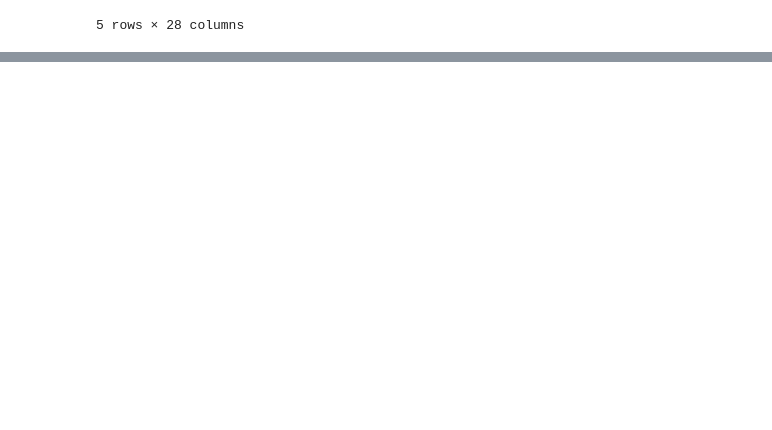
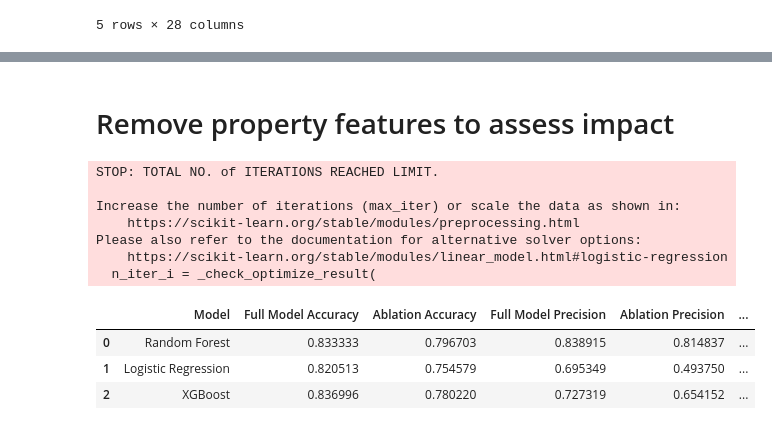
Before and after one commit to pooja-ippalapelli/milestone-II, a Jupyter notebook: supervised_models.ipynb, the cells around one changed output, grey strips where cells are left out. Cells and saved outputs as stored; diff of their text form; code cells hidden in the pictures; blank space fills up the shorter version.

```diff
--- a/supervised_models.ipynb
+++ b/supervised_models.ipynb
@@ -314,0 +517,2 @@ plt.show()
+# %% [markdown]
+# Remove property features to assess impact
@@ -314,0 +557,65 @@ plt.show()
+# %%
+## 2. # Train and evaluate models without neighborhood scores
+
+## Random Forest
+rf_pipeline_nd = Pipeline(steps=[
+    ('preprocess', preprocessor),
+    ('clf', RandomForestClassifier(random_state=42))
+])
+
+rf_pipeline_nd.fit(X_train_nd, y_train_nd)
+rf_preds_nd = rf_pipeline_nd.predict(X_test_nd)
+acc_rf_nd = accuracy_score(y_test_nd, rf_preds_nd)
+precision_rf_nd = precision_score(y_test_nd, rf_preds_nd, average='macro')
+f1_rf_nd = f1_score(y_test_nd, rf_preds_nd, average='macro')
+
+## Logistic Regression
+lr_pipeline_nd = Pipeline(steps=[
+    ('preprocess', preprocessor),
+    ('clf', LogisticRegression(random_state=42))
+])
+
+lr_pipeline_nd.fit(X_train_nd, y_train_nd)
+lr_preds_nd = lr_pipeline_nd.predict(X_test_nd)
+acc_lr_nd = accuracy_score(y_test_nd, lr_preds_nd)
+precision_lr_nd = precision_score(y_test_nd, lr_preds_nd, average='macro')
+f1_lr_nd = f1_score(y_test_nd, lr_preds_nd, average='macro')
+
+## XGBoost
+xgb_pipeline_nd = Pipeline(steps=[
+    ('preprocess', preprocessor),
+    ('clf', XGBClassifier(random_state=42, eval_metric='mlogloss'))
+])
+
+xgb_pipeline_nd.fit(X_train_nd, y_train_nd)
+xgb_preds_nd = xgb_pipeline_nd.predict(X_test_nd)
+acc_xgb_nd = accuracy_score(y_test_nd, xgb_preds_nd)
+precision_xgb_nd = precision_score(y_test_nd, xgb_preds_nd, average='macro')
+f1_xgb_nd = f1_score(y_test_nd, xgb_preds_nd, average='macro')
+
+# Compare results with full-feature models
+all_scores_nd_ablation = {
+    'Model': ['Random Forest', 'Logistic Regression', 'XGBoost'],
+    'Full Model Accuracy': [acc_rf, acc_lr, acc_xgb],
+    'Ablation Accuracy': [acc_rf_nd, acc_lr_nd, acc_xgb_nd],
+    'Full Model Precision': [precision_rf, precision_lr, precision_xgb],
+    'Ablation Precision': [precision_rf_nd, precision_lr_nd, precision_xgb_nd],
+    'Full Model F1': [f1_rf, f1_lr, f1_xgb],
+    'Ablation F1': [f1_rf_nd, f1_lr_nd, f1_xgb_nd]
+
+}
+
+all_scores_nd_df = pd.DataFrame(all_scores_nd_ablation)
+all_scores_nd_df
+# %% [output]
+STOP: TOTAL NO. of ITERATIONS REACHED LIMIT.
+
+Increase the number of iterations (max_iter) or scale the data as shown in:
+    https://scikit-learn.org/stable/modules/preprocessing.html
+Please also refer to the documentation for alternative solver options:
+    https://scikit-learn.org/stable/modules/linear_model.html#logistic-regression
+  n_iter_i = _check_optimize_result(
+|  | Model | Full Model Accuracy | Ablation Accuracy | Full Model Precision | Ablation Precision | ... |
+| 0 | Random Forest | 0.833333 | 0.796703 | 0.838915 | 0.814837 | ... |
+| 1 | Logistic Regression | 0.820513 | 0.754579 | 0.695349 | 0.493750 | ... |
+| 2 | XGBoost | 0.836996 | 0.780220 | 0.727319 | 0.654152 | ... |
```
Also changed, not shown: parts of 16 cells of this notebook.
